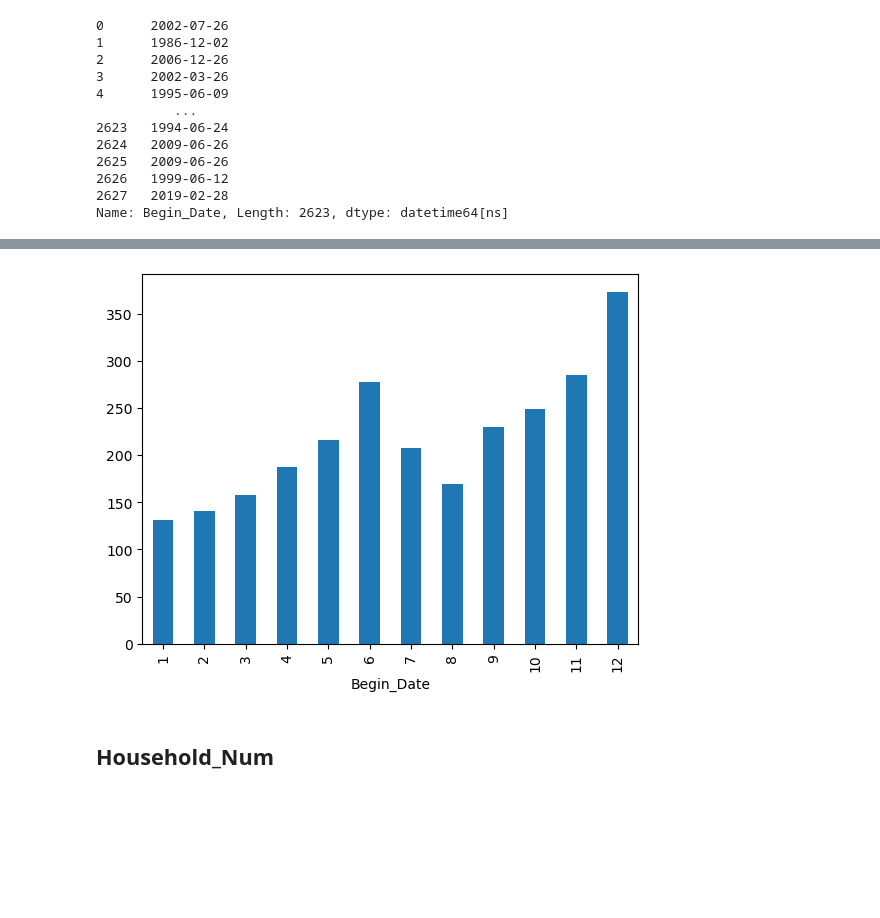
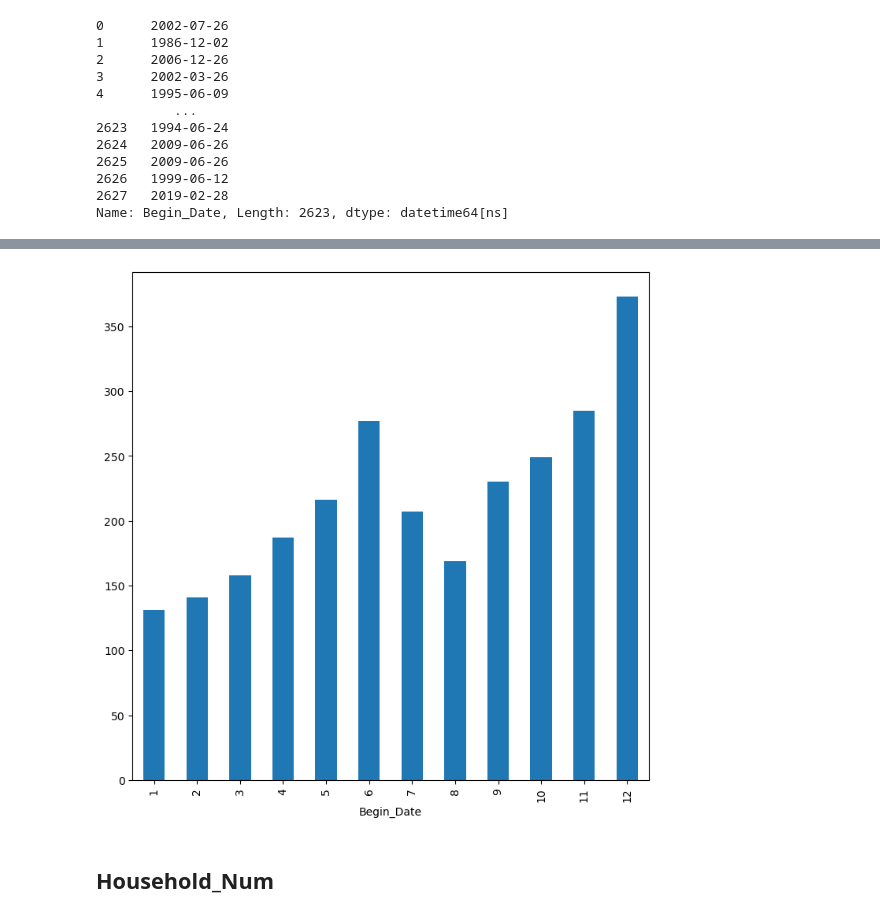
Before and after one commit to haemilia/MolitContest, a Jupyter notebook: Data_Analysis/EDA_Seoul.ipynb, the cells around one changed output, grey strips where cells are left out. Cells and saved outputs as stored; diff of their text form; code cells hidden in the pictures; blank space fills up the shorter version.

```diff
--- a/Data_Analysis/EDA_Seoul.ipynb
+++ b/Data_Analysis/EDA_Seoul.ipynb
@@ -94,9 +115,10 @@ plt.show()
 # %%
 #Distribtion of months in Begin_Date(just for fun)
+fig, axs = plt.subplots(figsize = (7,7), layout = 'constrained')
 Begin_Date.groupby(Begin_Date.dt.month).count().plot(kind="bar")
 plt.show()
 # %% [output]
-[figure, old version]
+[figure, new version]
 # %% [markdown]
 ## Household_Num
 # %%
```
Also changed, not shown: parts of 10 cells of this notebook.
